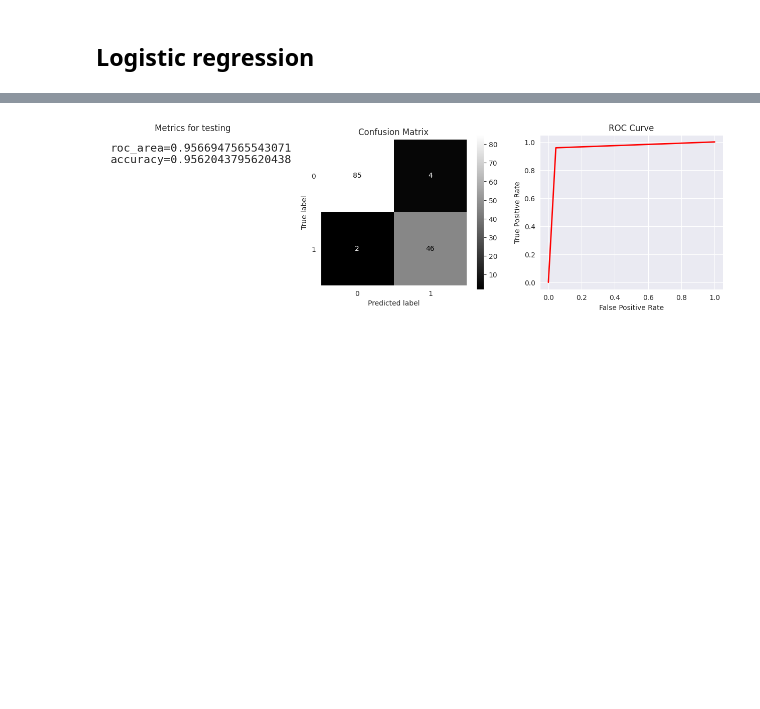
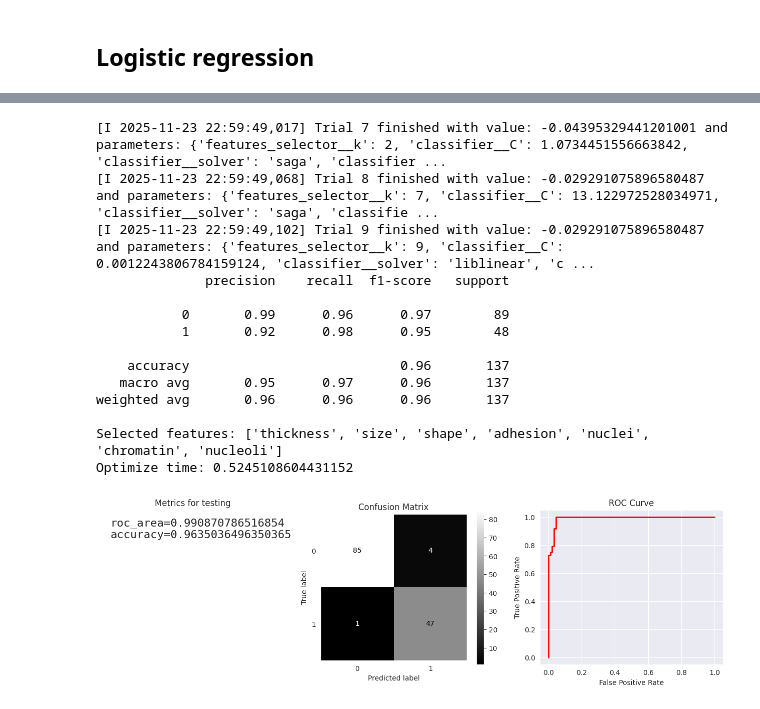
Before and after one commit to xXKeNdAmAmAsTeRXx/Machine-Learning-Tasks, a Jupyter notebook: Classification/Breast_Cancer.ipynb, the cells around one changed output, grey strips where cells are left out. Saved outputs shown, nothing was run; the diff lists cells and outputs as text; code cells hidden in the pictures; blank space fills up the shorter version.

```diff
--- a/Classification/Breast_Cancer.ipynb
+++ b/Classification/Breast_Cancer.ipynb
@@ -117,10 +117,10 @@ from sklearn.metrics import confusion_matrix, roc_auc_score, accuracy_score, Con
     roc_curve, classification_report
 
 
-def metrics(preds:np.ndarray, lables:np.ndarray, method:str):
+def metrics(preds:np.ndarray, probs:np.ndarray, lables:np.ndarray, method:str):
     cf_mtx = confusion_matrix(lables, preds)
-    fpr, tpr, thresholds = roc_curve(lables, preds)
-    roc_area = roc_auc_score(lables, preds)
+    fpr, tpr, thresholds = roc_curve(lables, probs)
+    roc_area = roc_auc_score(lables, probs)
     accuracy = accuracy_score(lables, preds)
 
     print(classification_report(lables, preds))
@@ -155,7 +155,7 @@ def metrics(preds:np.ndarray, lables:np.ndarray, method:str):
     return {"accuracy": accuracy, "roc_score": roc_area}
 
 
-metrics(y_train,y_train, "testing")
+metrics(y_train,y_train,y_train, "testing")
 # %% [output]
               precision    recall  f1-score   support
 
@@ -198,12 +198,16 @@ def optimize_train_and_judge(model_class, objective_fn, trails=100):
 
     ## Metrics
     preds = pipe.predict(x_test)
-    metrics(preds, y_test, "testing")
+    probs = pipe.predict_proba(x_test)[:, 1]
+    metrics(preds, probs, y_test, "testing")
 
     selector = pipe.named_steps['features_selector']
     names_selected = selected_features(selector)
     features_shape = [x_test.shape[0], len(names_selected)]
     print(f"Selected features: {names_selected}")
+    print(f"Optimize time: {stop-start}")
+
+    return pipe
 # %% [markdown]
 # Model Optmalization and Metrics
 # %% [markdown]
@@ -230,5 +234,6 @@ def objective_logistic(trial):
 
     return score
 
-optimize_train_and_judge(LogisticRegression, objective_logistic, trails=10)
+
+logistic_model = optimize_train_and_judge(LogisticRegression, objective_logistic, trails=10)
 # %% [output]
@@ -256 +248,15 @@ Selected features: ['thickness', 'size', 'shape', 'adhesion', 'single', 'nuclei'
+[I 2025-11-23 22:59:49,017] Trial 7 finished with value: -0.04395329441201001 and parameters: {'features_selector__k': 2, 'classifier__C': 1.0734451556663842, 'classifier__solver': 'saga', 'classifier ...
+[I 2025-11-23 22:59:49,068] Trial 8 finished with value: -0.029291075896580487 and parameters: {'features_selector__k': 7, 'classifier__C': 13.122972528034971, 'classifier__solver': 'saga', 'classifie ...
+[I 2025-11-23 22:59:49,102] Trial 9 finished with value: -0.029291075896580487 and parameters: {'features_selector__k': 9, 'classifier__C': 0.0012243806784159124, 'classifier__solver': 'liblinear', 'c ...
+              precision    recall  f1-score   support
+
+           0       0.99      0.96      0.97        89
+           1       0.92      0.98      0.95        48
+
+    accuracy                           0.96       137
+   macro avg       0.95      0.97      0.96       137
+weighted avg       0.96      0.96      0.96       137
+
+Selected features: ['thickness', 'size', 'shape', 'adhesion', 'nuclei', 'chromatin', 'nucleoli']
+Optimize time: 0.5245108604431152
-[figure, old version]
+[figure, new version]
```
Also changed, not shown: parts of 6 cells of this notebook.
